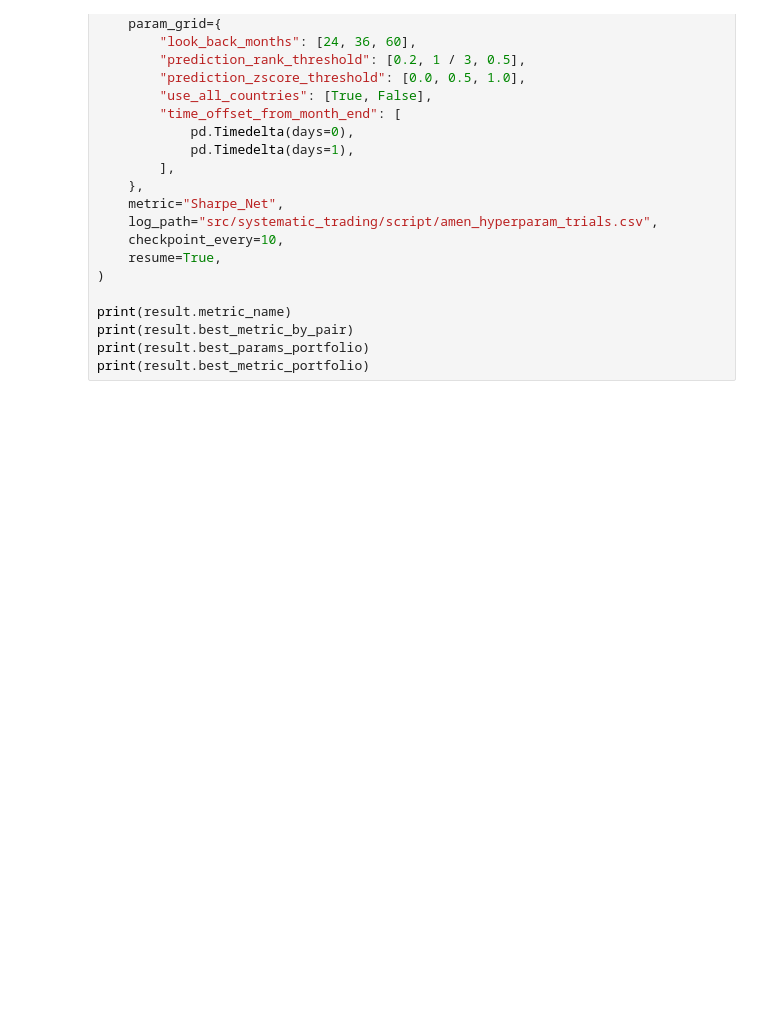
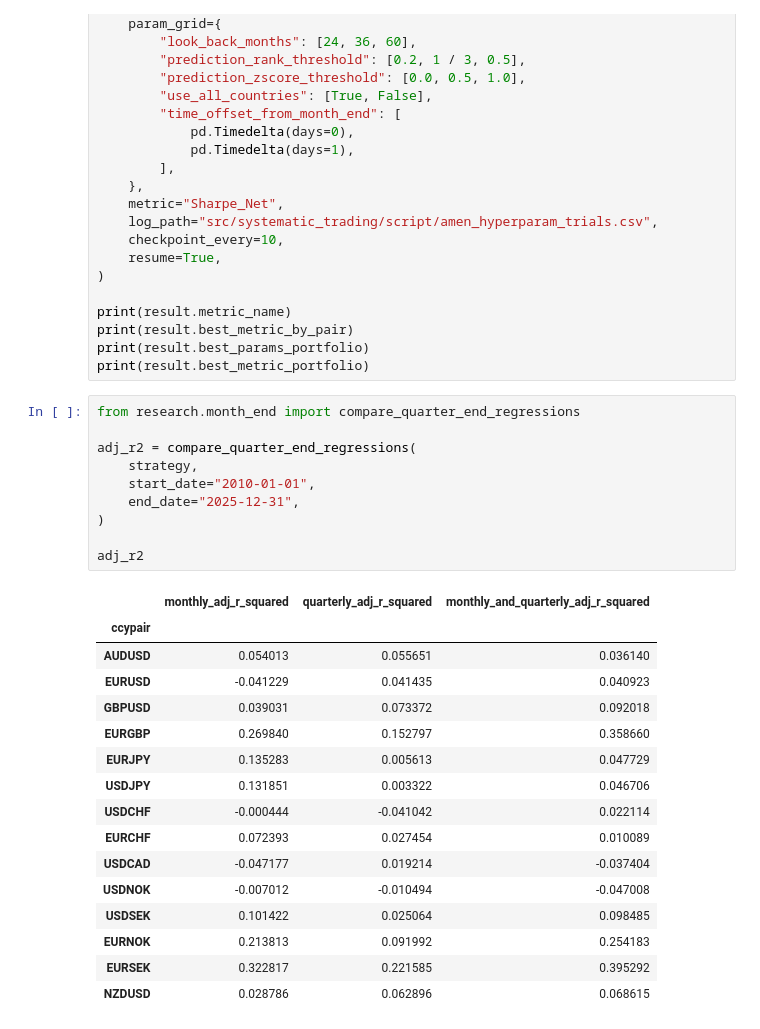
Before and after one commit to muqali/systematic-trading, a Jupyter notebook: src/systematic_trading/script/month_end.ipynb, the cells around one changed output. Cells and saved outputs as stored; diff of their text form; blank space fills up the shorter version.

```diff
--- a/src/systematic_trading/script/month_end.ipynb
+++ b/src/systematic_trading/script/month_end.ipynb
@@ -163,3 +212,30 @@ print(result.metric_name)
 print(result.best_metric_by_pair)
 print(result.best_params_portfolio)
 print(result.best_metric_portfolio)
+# %%
+from research.month_end import compare_quarter_end_regressions
+
+adj_r2 = compare_quarter_end_regressions(
+    strategy,
+    start_date="2010-01-01",
+    end_date="2025-12-31",
+)
+
+adj_r2
+# %% [output]
+|  | monthly_adj_r_squared | quarterly_adj_r_squared | monthly_and_quarterly_adj_r_squared |
+| ccypair |  |  |  |
+| AUDUSD | 0.054013 | 0.055651 | 0.036140 |
+| EURUSD | -0.041229 | 0.041435 | 0.040923 |
+| GBPUSD | 0.039031 | 0.073372 | 0.092018 |
+| EURGBP | 0.269840 | 0.152797 | 0.358660 |
+| EURJPY | 0.135283 | 0.005613 | 0.047729 |
+| USDJPY | 0.131851 | 0.003322 | 0.046706 |
+| USDCHF | -0.000444 | -0.041042 | 0.022114 |
+| EURCHF | 0.072393 | 0.027454 | 0.010089 |
+| USDCAD | -0.047177 | 0.019214 | -0.037404 |
+| USDNOK | -0.007012 | -0.010494 | -0.047008 |
+| USDSEK | 0.101422 | 0.025064 | 0.098485 |
+| EURNOK | 0.213813 | 0.091992 | 0.254183 |
+| EURSEK | 0.322817 | 0.221585 | 0.395292 |
+| NZDUSD | 0.028786 | 0.062896 | 0.068615 |
```
Also changed, not shown: parts of 8 cells of this notebook, 1 other file.
